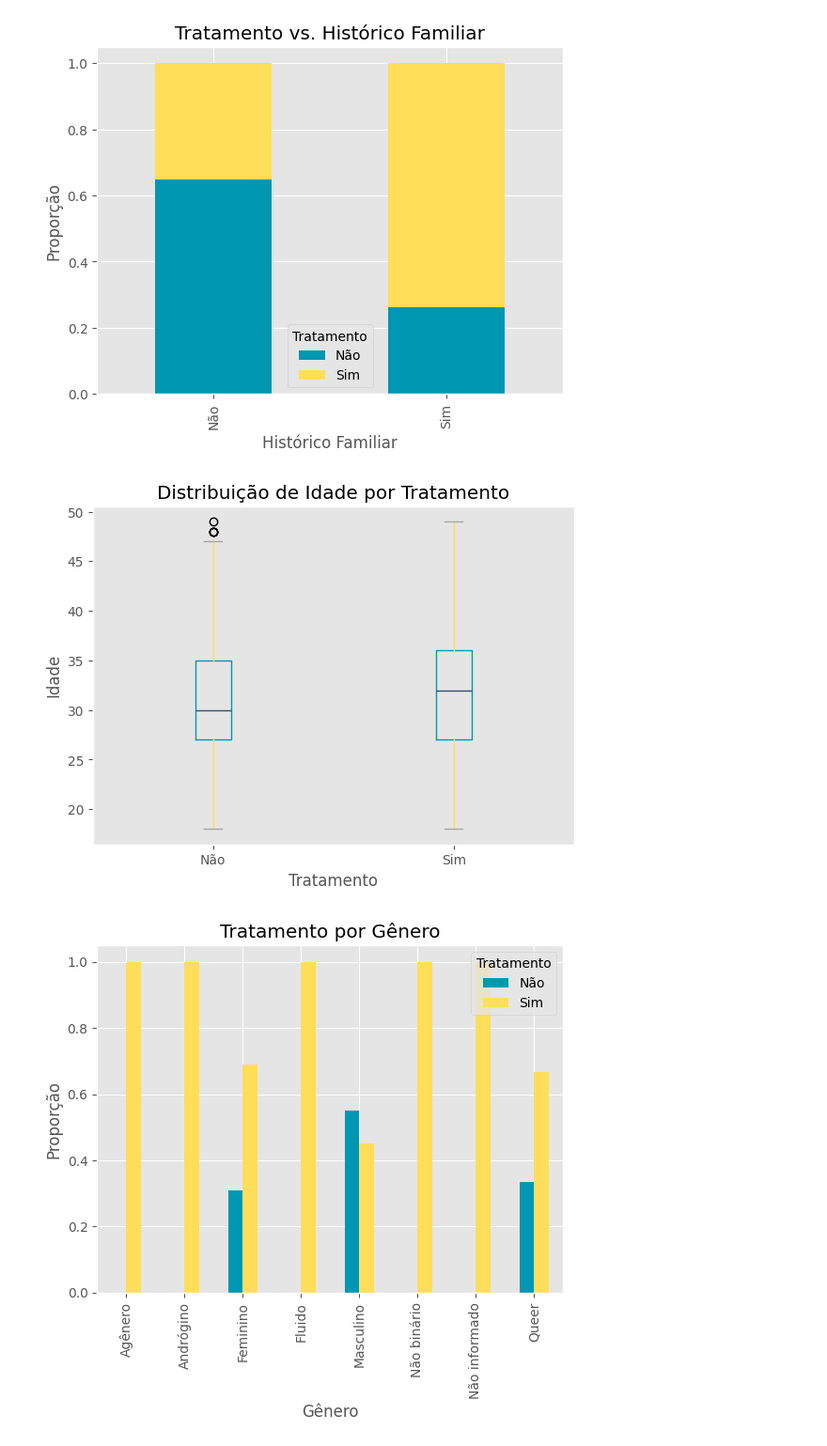
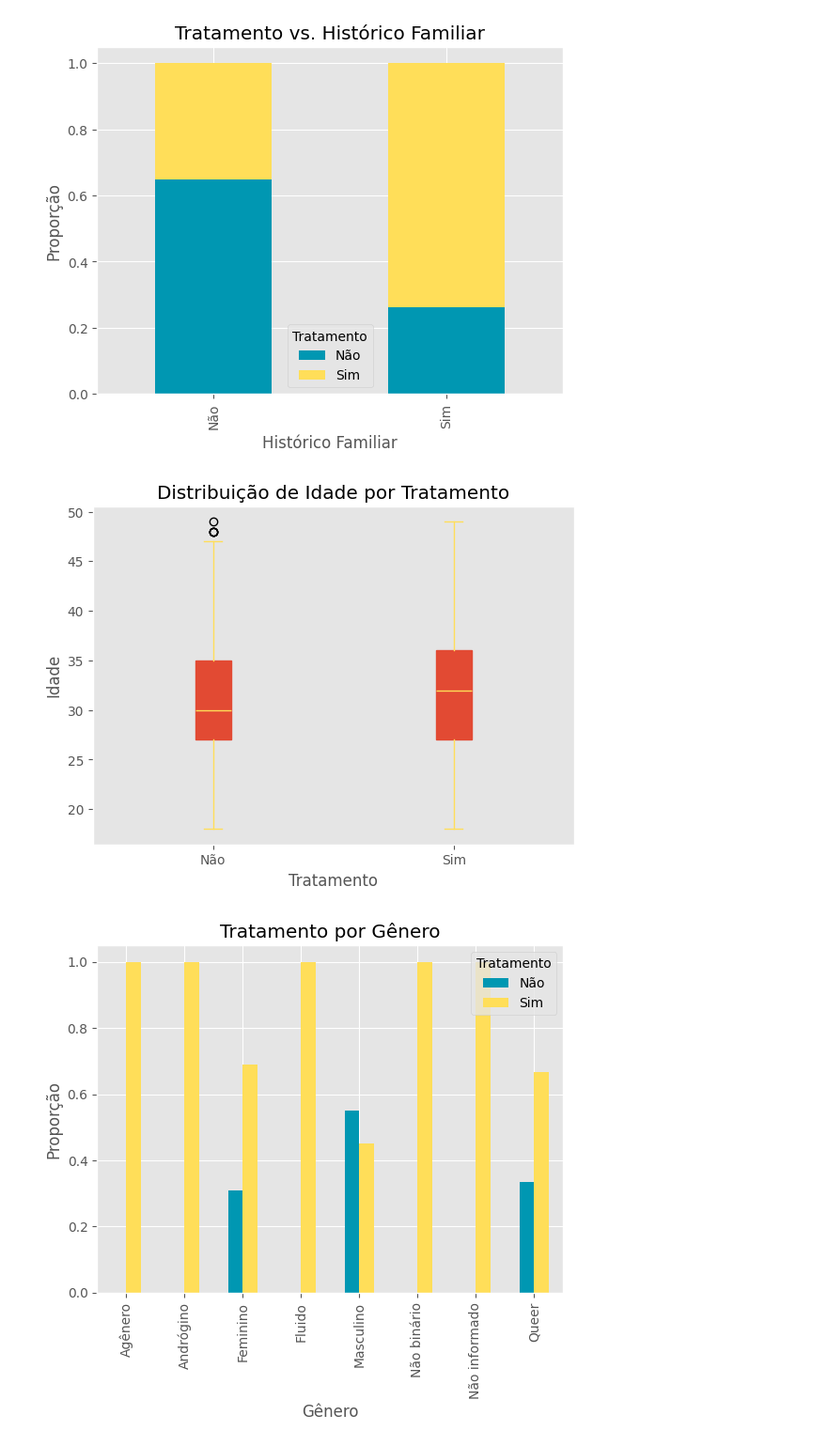
Before and after one commit to Davyeeh/Trabalho-Lab.-CD, a Jupyter notebook: TrabalhoFinal_LAB_C_D_.ipynb, the cells around one changed output. Shown at 94% size. Drawn from its saved outputs; the diff is of its cells as text; code cells hidden in the pictures.

```diff
--- a/TrabalhoFinal_LAB_C_D_.ipynb
+++ b/TrabalhoFinal_LAB_C_D_.ipynb
@@ -1323,15 +1323,27 @@ plt.show()
 # %% [output]
 [figure]
 # %%
-dados.boxplot(column='Idade', by='Tratamento', grid=False,
-              color=dict(boxes='#0097B2', whiskers='#FFDE59', medians='#334D6C', caps='#A6A6A6'))
+# Supondo que 'dados' seja o seu DataFrame
+boxplot = dados.boxplot(column='Idade', by='Tratamento', grid=False, patch_artist=True)
+
+# Personalizando as cores
+for box in boxplot.findobj(match=plt.Line2D):
+    if box.get_linestyle() == 'None':  # Caixas
+        box.set_color('#0097B2')
+    elif box.get_linestyle() == '-':  # Bigodes
+        box.set_color('#FFDE59')
+    elif box.get_linestyle() == '--':  # Medianas
+        box.set_color('#334D6C')
+    elif box.get_linestyle() == ':':  # Caps
+        box.set_color('#A6A6A6')
+
 plt.title('Distribuição de Idade por Tratamento')
 plt.suptitle('')
 plt.xlabel('Tratamento')
 plt.ylabel('Idade')
 plt.show()
 # %% [output]
-[figure, old version]
+[figure, new version]
 # %%
 tratamento_por_genero = dados.groupby('Genero')['Tratamento'].value_counts(normalize=True).unstack()
 
```
Also changed, not shown: parts of 2 cells of this notebook.
